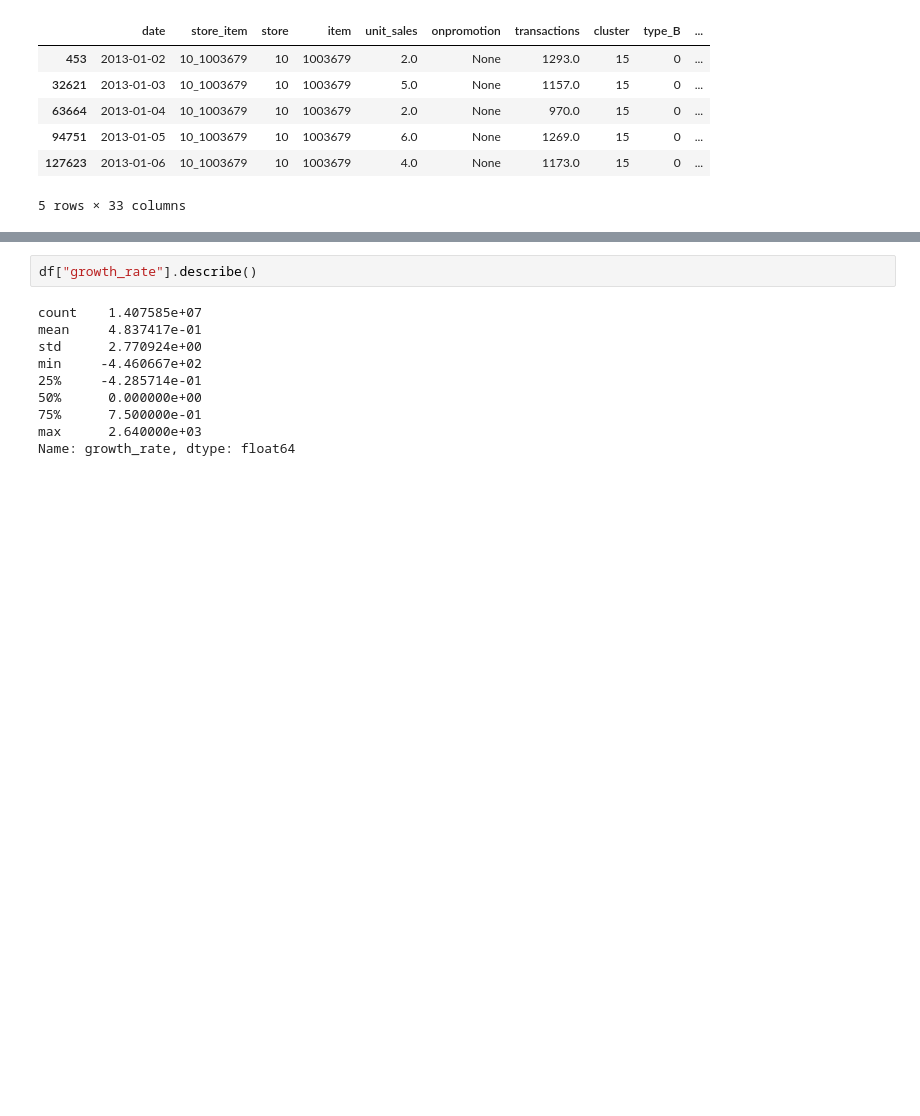
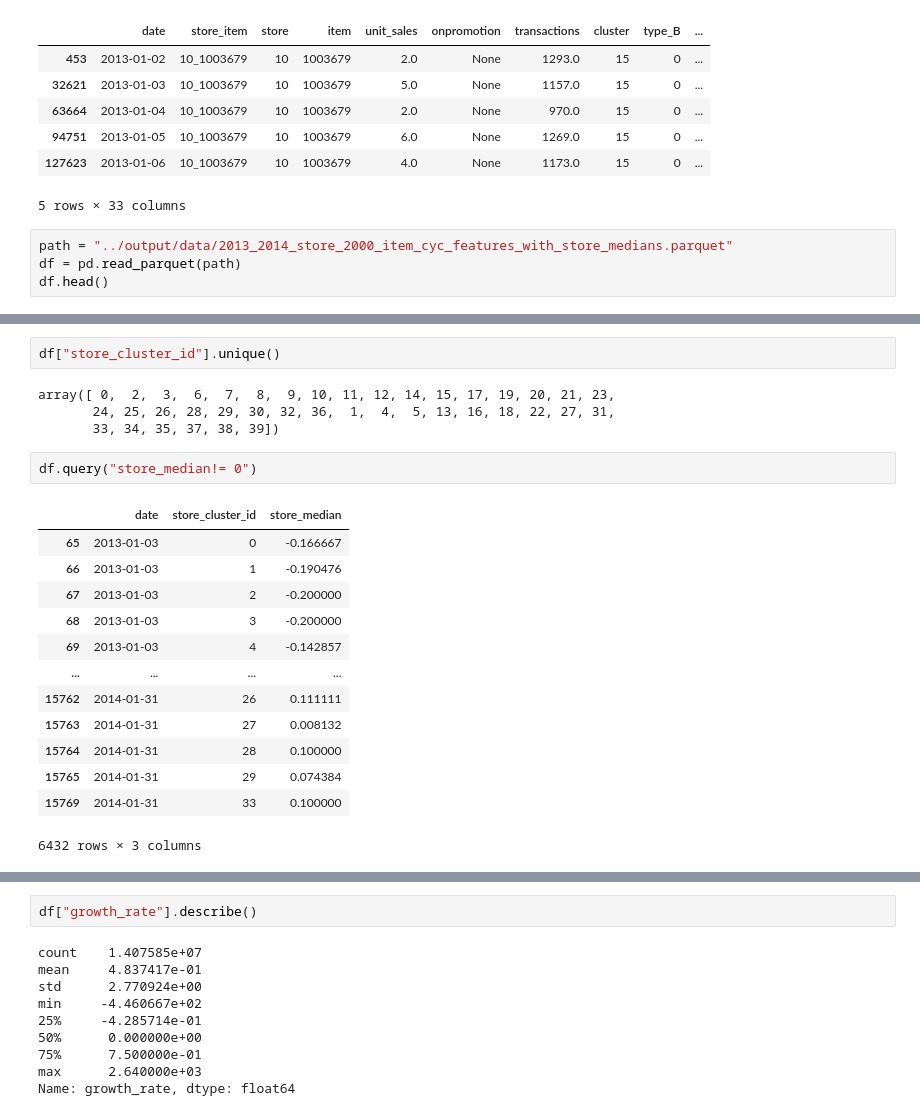
Before and after one commit to ygrepo/kaggle_favorita_grocery_sales_forecasting, a Jupyter notebook: notebook/load_data.ipynb, the cells around one changed output, grey strips where cells are left out. Cells and saved outputs as stored; diff of their text form; blank space fills up the shorter version.

```diff
--- a/notebook/load_data.ipynb
+++ b/notebook/load_data.ipynb
@@ -176,3 +176,7 @@ df.head()
 | 94751 | 2013-01-05 | 10_1003679 | 10 | 1003679 | 6.0 | None | 1269.0 | 15 | 0 | ... |
 | 127623 | 2013-01-06 | 10_1003679 | 10 | 1003679 | 4.0 | None | 1173.0 | 15 | 0 | ... |
 5 rows × 33 columns
+# %%
+path = "../output/data/2013_2014_store_2000_item_cyc_features_with_store_medians.parquet"
+df = pd.read_parquet(path)
+df.head()
@@ -178,0 +214,22 @@ df.head()
+# %%
+df["store_cluster_id"].unique()
+# %% [output]
+array([ 0,  2,  3,  6,  7,  8,  9, 10, 11, 12, 14, 15, 17, 19, 20, 21, 23,
+       24, 25, 26, 28, 29, 30, 32, 36,  1,  4,  5, 13, 16, 18, 22, 27, 31,
+       33, 34, 35, 37, 38, 39])
+# %%
+df.query("store_median!= 0")
+# %% [output]
+|  | date | store_cluster_id | store_median |
+| 65 | 2013-01-03 | 0 | -0.166667 |
+| 66 | 2013-01-03 | 1 | -0.190476 |
+| 67 | 2013-01-03 | 2 | -0.200000 |
+| 68 | 2013-01-03 | 3 | -0.200000 |
+| 69 | 2013-01-03 | 4 | -0.142857 |
+| ... | ... | ... | ... |
+| 15762 | 2014-01-31 | 26 | 0.111111 |
+| 15763 | 2014-01-31 | 27 | 0.008132 |
+| 15764 | 2014-01-31 | 28 | 0.100000 |
+| 15765 | 2014-01-31 | 29 | 0.074384 |
+| 15769 | 2014-01-31 | 33 | 0.100000 |
+6432 rows × 3 columns
```
Also changed, not shown: parts of 5 cells of this notebook, 1 other file.
